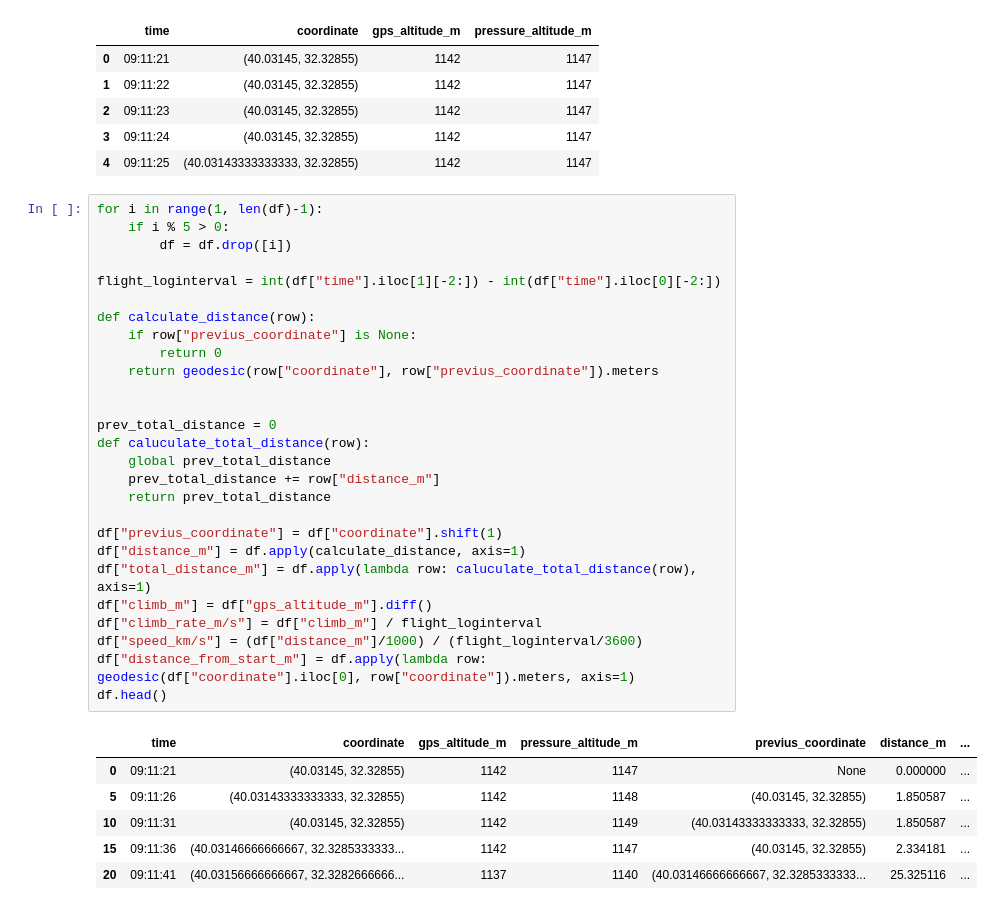
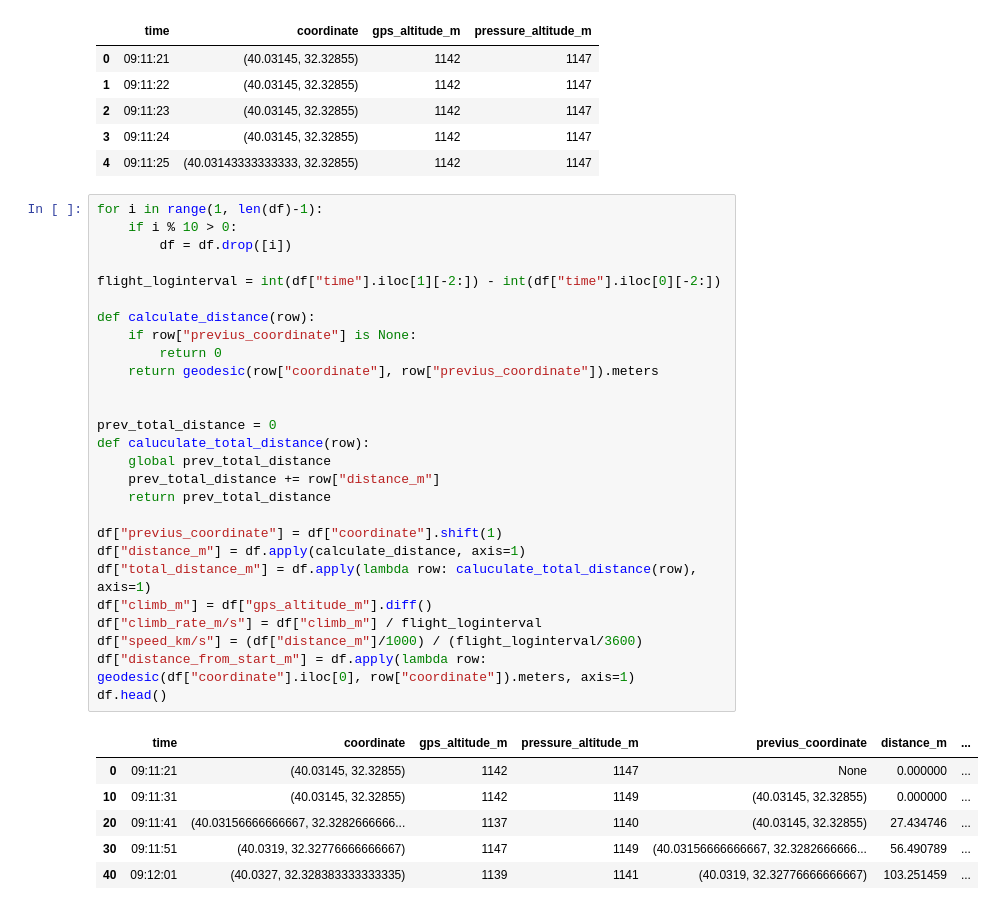
Before and after one commit to SerkanKurd/Paragliding_Flight_Analyses, a Jupyter notebook: Flight_Analyses.ipynb, the cells around one changed output. Saved outputs shown, nothing was run; the diff lists cells and outputs as text.

```diff
--- a/Flight_Analyses.ipynb
+++ b/Flight_Analyses.ipynb
@@ -58,38 +57,38 @@ df.head()
 | 4 | 09:11:25 | (40.03143333333333, 32.32855) | 1142 | 1147 |
 # %%
 for i in range(1, len(df)-1):
-    if i % 5 > 0:
+    if i % 10 > 0:
         df = df.drop([i])
 
 flight_loginterval = int(df["time"].iloc[1][-2:]) - int(df["time"].iloc[0][-2:])
 
 def calculate_distance(row):
     if row["previus_coordinate"] is None:
         return 0
     return geodesic(row["coordinate"], row["previus_coordinate"]).meters
 
 
 prev_total_distance = 0
 def caluculate_total_distance(row):
     global prev_total_distance
     prev_total_distance += row["distance_m"]
     return prev_total_distance
 
 df["previus_coordinate"] = df["coordinate"].shift(1)
 df["distance_m"] = df.apply(calculate_distance, axis=1)
 df["total_distance_m"] = df.apply(lambda row: caluculate_total_distance(row), axis=1)
 df["climb_m"] = df["gps_altitude_m"].diff()
 df["climb_rate_m/s"] = df["climb_m"] / flight_loginterval
 df["speed_km/s"] = (df["distance_m"]/1000) / (flight_loginterval/3600)
 df["distance_from_start_m"] = df.apply(lambda row: geodesic(df["coordinate"].iloc[0], row["coordinate"]).meters, axis=1)
 df.head()
 # %% [output]
 |  | time | coordinate | gps_altitude_m | pressure_altitude_m | previus_coordinate | distance_m | ... |
 | 0 | 09:11:21 | (40.03145, 32.32855) | 1142 | 1147 | None | 0.000000 | ... |
-| 5 | 09:11:26 | (40.03143333333333, 32.32855) | 1142 | 1148 | (40.03145, 32.32855) | 1.850587 | ... |
-| 10 | 09:11:31 | (40.03145, 32.32855) | 1142 | 1149 | (40.03143333333333, 32.32855) | 1.850587 | ... |
-| 15 | 09:11:36 | (40.03146666666667, 32.3285333333... | 1142 | 1147 | (40.03145, 32.32855) | 2.334181 | ... |
-| 20 | 09:11:41 | (40.03156666666667, 32.3282666666... | 1137 | 1140 | (40.03146666666667, 32.3285333333... | 25.325116 | ... |
+| 10 | 09:11:31 | (40.03145, 32.32855) | 1142 | 1149 | (40.03145, 32.32855) | 0.000000 | ... |
+| 20 | 09:11:41 | (40.03156666666667, 32.3282666666... | 1137 | 1140 | (40.03145, 32.32855) | 27.434746 | ... |
+| 30 | 09:11:51 | (40.0319, 32.32776666666667) | 1147 | 1149 | (40.03156666666667, 32.3282666666... | 56.490789 | ... |
+| 40 | 09:12:01 | (40.0327, 32.328383333333335) | 1139 | 1141 | (40.0319, 32.32776666666667) | 103.251459 | ... |
 # %%
 plt.figure(figsize=(10, 5))
 plt.plot(df['time'], df['gps_altitude_m'])
```
Also changed, not shown: parts of 5 cells of this notebook, 2 other files.
